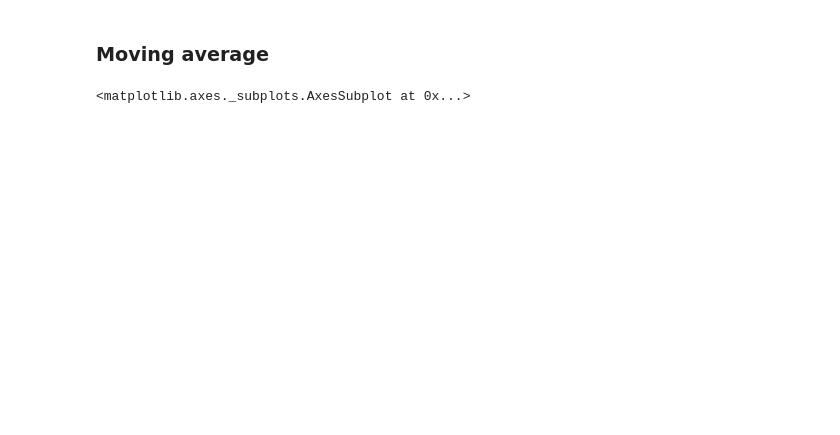
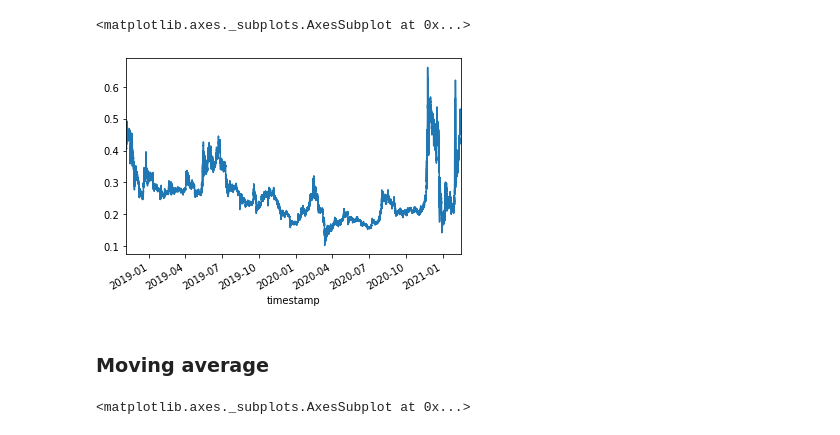
Before and after one commit to giuliovv/cryptotrading, a Jupyter notebook: examples/data_exploration.ipynb, the cells around one changed output. Cells and saved outputs as stored; diff of their text form; code cells hidden in the pictures; blank space fills up the shorter version.

```diff
--- a/examples/data_exploration.ipynb
+++ b/examples/data_exploration.ipynb
@@ -9,6 +9,11 @@ from utils import technical
 # %%
 currency_pair = "xrpeur"
 df = pd.read_pickle(f"database/{currency_pair}.pkl")
+# %%
+df.close.plot()
+# %% [output]
+<matplotlib.axes._subplots.AxesSubplot at 0x...>
+[figure, added]
 # %% [markdown]
 ### Moving average
 # %%
```
Also changed, not shown: parts of 4 cells of this notebook, 1 other file.
